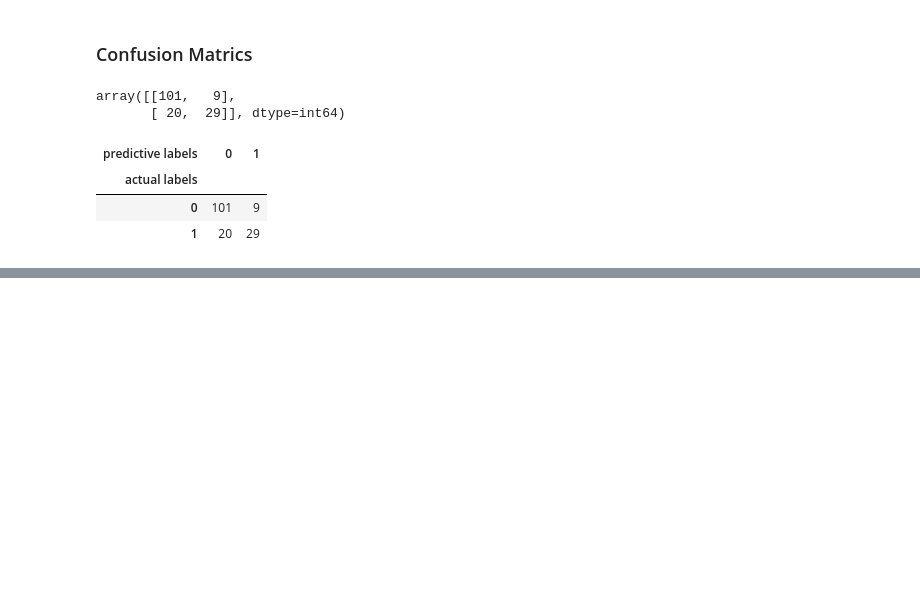
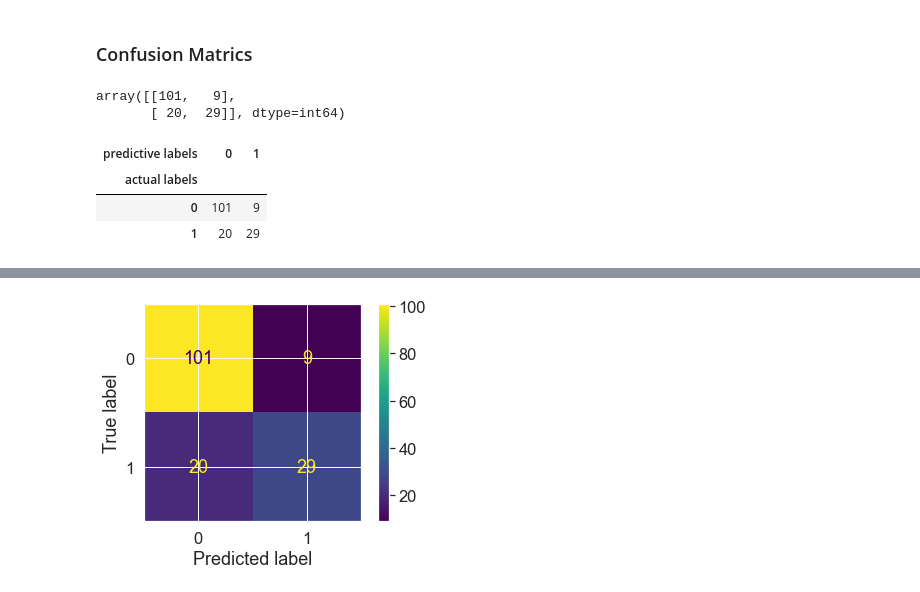
Before and after one commit to AI-LADS-tech/LADS-AI-Team, a Jupyter notebook: Model Evaluation.ipynb, the cells around one changed output, grey strips where cells are left out. Cells and saved outputs as stored; diff of their text form; code cells hidden in the pictures; blank space fills up the shorter version.

Commit message:
adding model evaluation notebook

```diff
--- a/Model Evaluation.ipynb
+++ b/Model Evaluation.ipynb
@@ -154,0 +176,6 @@ pd.crosstab(y_test, y_preds, rownames=['actual labels'], colnames=['predictive l
+# %%
+from sklearn.metrics import plot_confusion_matrix
+
+plot_confusion_matrix(model, X_test, y_test);
+# %% [output]
+[figure, added]
```
Also changed, not shown: parts of 3 cells of this notebook.
